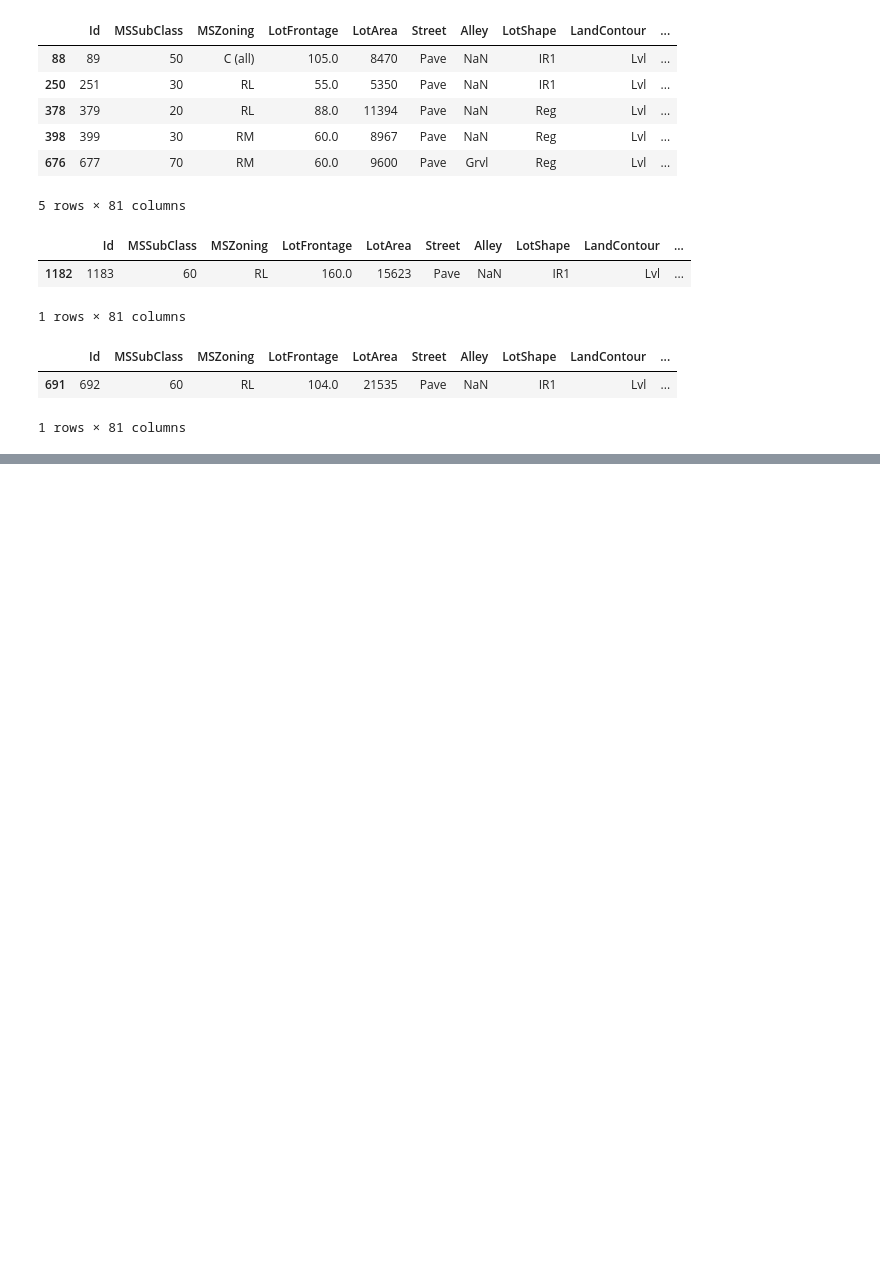
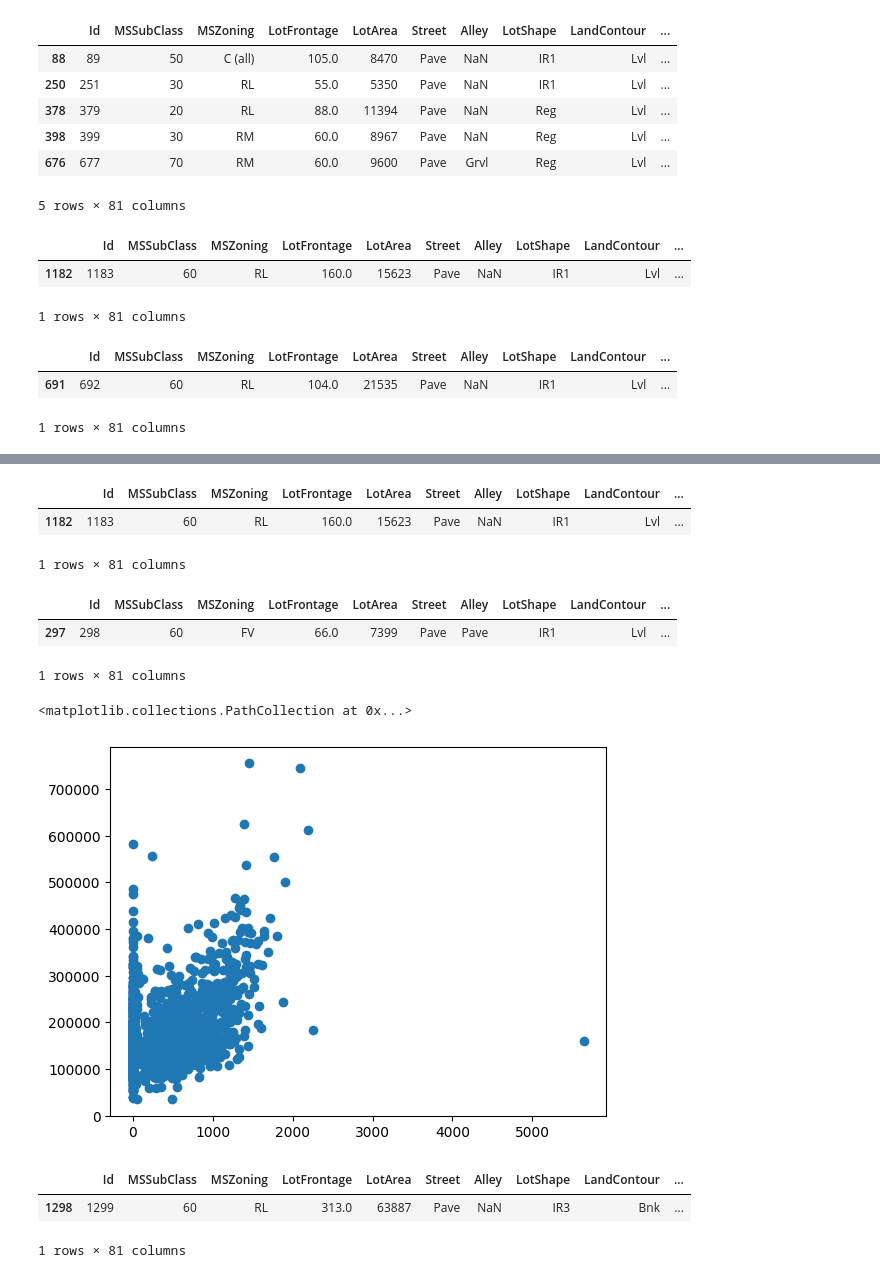
Before and after one commit to Basit715/house_price_project, a Jupyter notebook: house_price_project.ipynb, the cells around one changed output, grey strips where cells are left out. Drawn from its saved outputs; the diff is of its cells as text; code cells hidden in the pictures; blank space fills up the shorter version.

```diff
--- a/house_price_project.ipynb
+++ b/house_price_project.ipynb
@@ -193,0 +225,26 @@ train_df.query('OverallCond == 6 & SalePrice > 700000')
+# %%
+train_df.query('MasVnrArea == 0 & SalePrice > 700000')
+# Drop 1183
+# %% [output]
+|  | Id | MSSubClass | MSZoning | LotFrontage | LotArea | Street | Alley | LotShape | LandContour | ... |
+| 1182 | 1183 | 60 | RL | 160.0 | 15623 | Pave | NaN | IR1 | Lvl | ... |
+1 rows × 81 columns
+# %%
+train_df.query('MasVnrArea > 1500')
+# Drop 298
+# %% [output]
+|  | Id | MSSubClass | MSZoning | LotFrontage | LotArea | Street | Alley | LotShape | LandContour | ... |
+| 297 | 298 | 60 | FV | 66.0 | 7399 | Pave | Pave | IR1 | Lvl | ... |
+1 rows × 81 columns
+# %%
+plt.scatter(x='BsmtFinSF1', y='SalePrice', data=train_df)
+# %% [output]
+<matplotlib.collections.PathCollection at 0x...>
+[figure, added]
+# %%
+train_df.query('BsmtFinSF1 > 5000')
+# Drop 1299
+# %% [output]
+|  | Id | MSSubClass | MSZoning | LotFrontage | LotArea | Street | Alley | LotShape | LandContour | ... |
+| 1298 | 1299 | 60 | RL | 313.0 | 63887 | Pave | NaN | IR3 | Bnk | ... |
+1 rows × 81 columns
```
Also changed, not shown: parts of 53 cells of this notebook, 1 other file.
